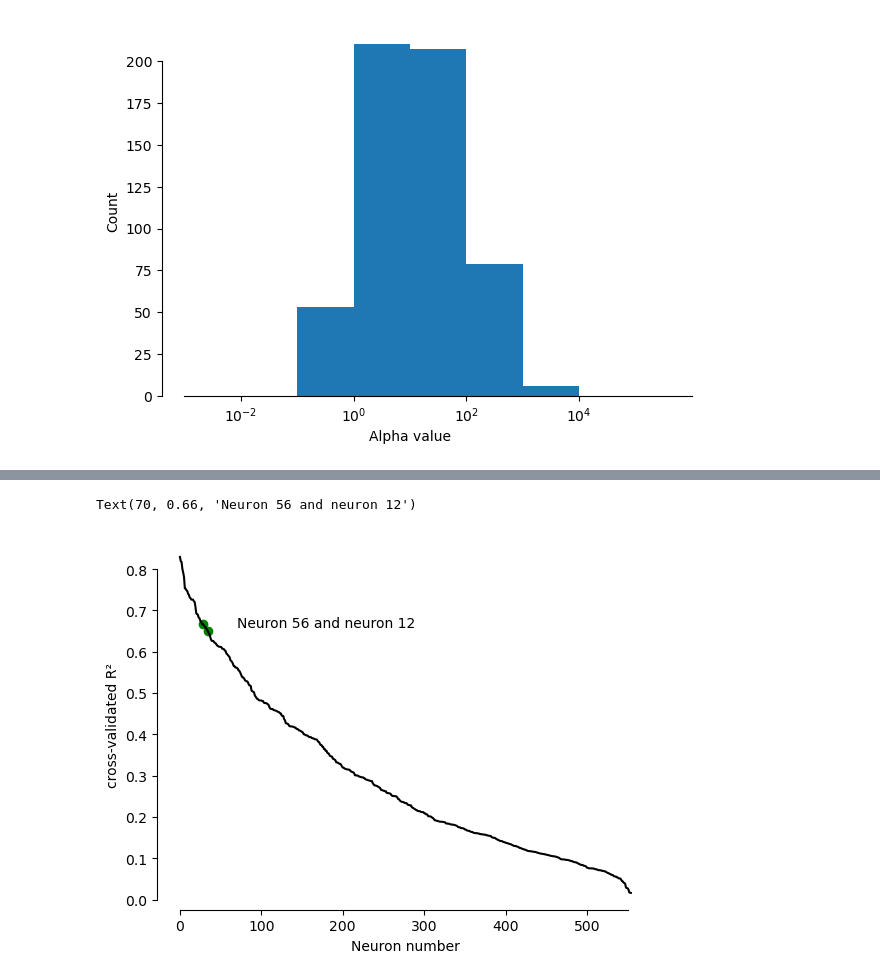
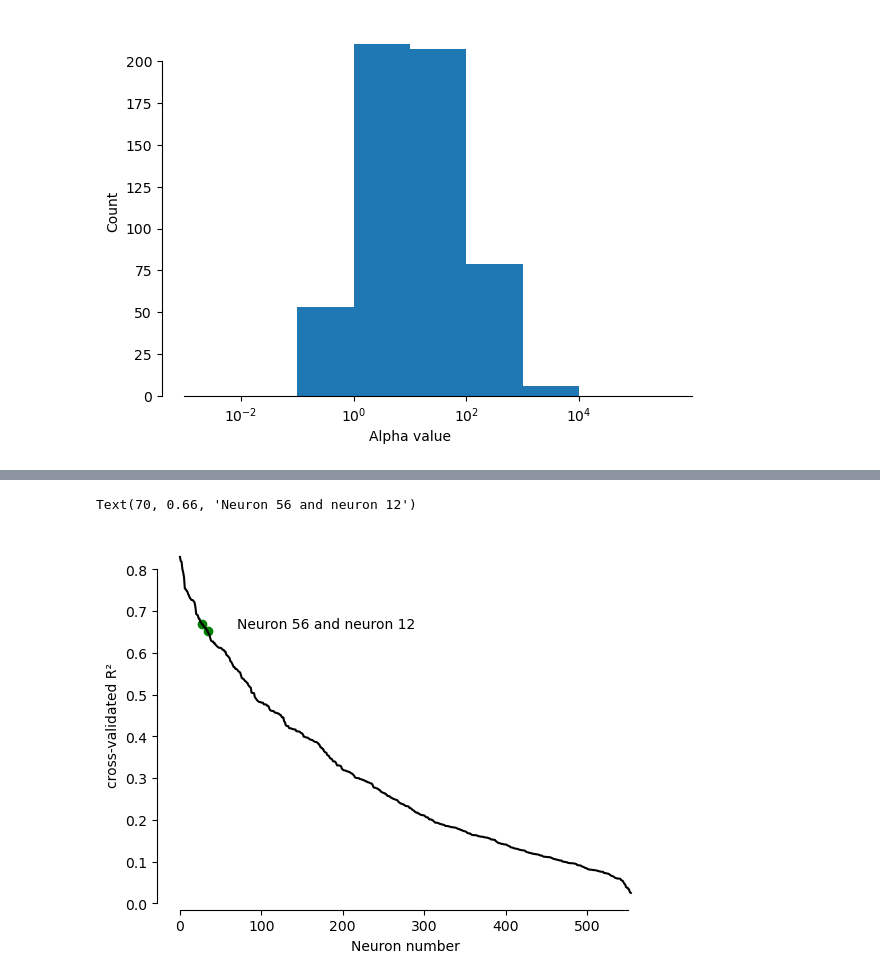
Before and after one commit to churchlandlab/DataSAI_summer_school, a Jupyter notebook: 2_Fitting_Neural_Data.ipynb, the cells around one changed output, grey strips where cells are left out. Cells and saved outputs as stored; diff of their text form; code cells hidden in the pictures.

```diff
--- a/2_Fitting_Neural_Data.ipynb
+++ b/2_Fitting_Neural_Data.ipynb
@@ -318,7 +318,7 @@ r_squared = []
 # TODO: Insert your code here
 
 ###########################-----Solution-------------------####################
-pipe = Pipeline(steps=[('scaler', encoding_tools.standardize_x_cols(column_idx = np.arange(832, 1258))), ('ridge', Ridge())])
+pipe = Pipeline(steps=[('scaler', encoding_tools.standardize_x_cols(column_idx = np.arange(832, 1258))), ('ridge', ridge_model)])
 #####################################################################
 
 #Start looping through the folds
@@ -329,31 +329,31 @@ for k in tqdm(range(k_folds)):
 
 # TODO: Insert your code here
 ################----------Solution-------------##################################
     fits = pipe.fit(X[training[k],:], Y[training[k],:]) #Actually the fits wouldn't even need to be stored as a variable because they can be accessed from the pipeline
     predictions = pipe.predict(X[testing[k],:])
 #################################################################################
 
     r_squared.append(r2_score(Y[testing[k],:], predictions, multioutput = 'raw_values'))
     betas.append(pipe['ridge'].coef_)
 
 betas = np.squeeze(betas)
 r_squared = np.squeeze(r_squared)
 
 #Plot the sorted r_squared values
 average_r2 = np.mean(r_squared, axis=0)
 idx = np.flip(np.argsort(average_r2)) #argsort returns the indices of the sorted array and flip reverts the order
 example_neuron_idx = [np.where(idx==56)[0][0], np.where(idx==12)[0][0]]
 
 ax = plt.figure().add_subplot(111)
 ax.plot(average_r2[idx], color = 'k')
 ax.scatter(example_neuron_idx, average_r2[[56,12]], color = 'g')
 ax.spines['top'].set_visible(False)
 ax.spines['right'].set_visible(False)
 ax.spines['left'].set_bounds([0,0.8])
 ax.spines['bottom'].set_bounds([0,550])
 ax.set_xlabel('Neuron number')
 ax.set_ylabel('cross-validated R\u00b2')
 ax.text(70, 0.66, 'Neuron 56 and neuron 12')
 # %% [output]
 Text(70, 0.66, 'Neuron 56 and neuron 12')
-[figure, old version]
+[figure, new version]
```
Also changed, not shown: parts of 14 cells of this notebook.
